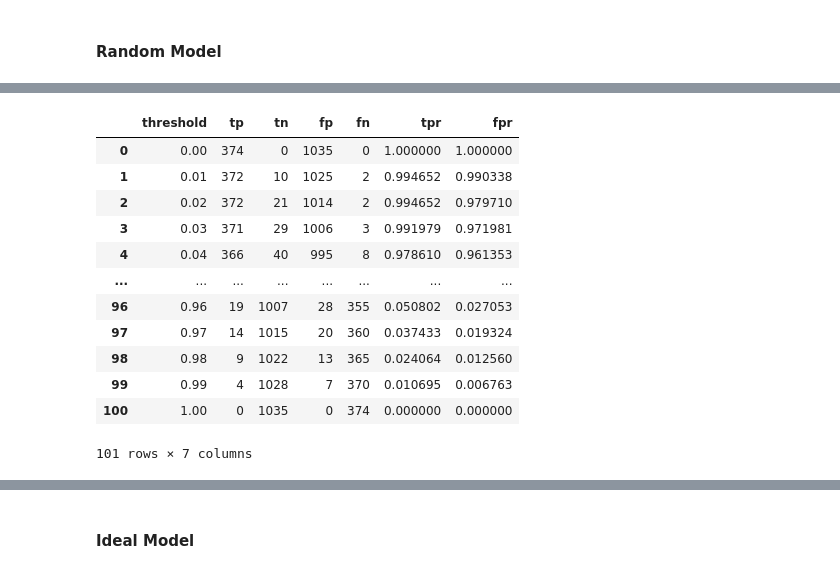
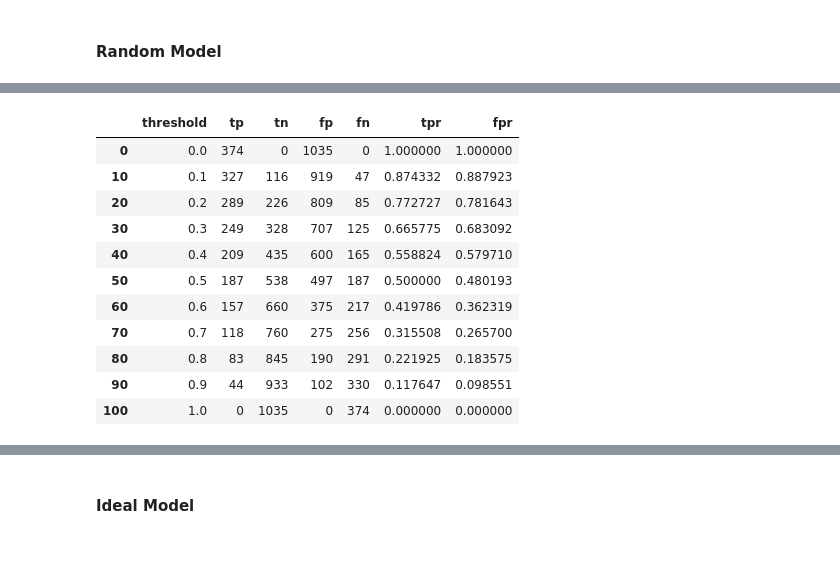
Before and after one commit to abbaS01kustov/customer-churn-prediction-model, a Jupyter notebook: customer_churn_prediction_.ipynb, the cells around one changed output, grey strips where cells are left out. Drawn from its saved outputs; the diff is of its cells as text; code cells hidden in the pictures.

```diff
--- a/customer_churn_prediction_.ipynb
+++ b/customer_churn_prediction_.ipynb
@@ -1243,21 +1243,20 @@ def tpr_fpr_dataframe(y_val, y_pred):
     return df_scores
 # %%
 df_rand = tpr_fpr_dataframe(y_val, y_rand)
-df_rand#[::10]
+df_rand[::10]
 # %% [output]
 |  | threshold | tp | tn | fp | fn | tpr | fpr |
-| 0 | 0.00 | 374 | 0 | 1035 | 0 | 1.000000 | 1.000000 |
-| 1 | 0.01 | 372 | 10 | 1025 | 2 | 0.994652 | 0.990338 |
-| 2 | 0.02 | 372 | 21 | 1014 | 2 | 0.994652 | 0.979710 |
-| 3 | 0.03 | 371 | 29 | 1006 | 3 | 0.991979 | 0.971981 |
-| 4 | 0.04 | 366 | 40 | 995 | 8 | 0.978610 | 0.961353 |
-| ... | ... | ... | ... | ... | ... | ... | ... |
-| 96 | 0.96 | 19 | 1007 | 28 | 355 | 0.050802 | 0.027053 |
-| 97 | 0.97 | 14 | 1015 | 20 | 360 | 0.037433 | 0.019324 |
-| 98 | 0.98 | 9 | 1022 | 13 | 365 | 0.024064 | 0.012560 |
-| 99 | 0.99 | 4 | 1028 | 7 | 370 | 0.010695 | 0.006763 |
-| 100 | 1.00 | 0 | 1035 | 0 | 374 | 0.000000 | 0.000000 |
+| 0 | 0.0 | 374 | 0 | 1035 | 0 | 1.000000 | 1.000000 |
+| 10 | 0.1 | 327 | 116 | 919 | 47 | 0.874332 | 0.887923 |
+| 20 | 0.2 | 289 | 226 | 809 | 85 | 0.772727 | 0.781643 |
+| 30 | 0.3 | 249 | 328 | 707 | 125 | 0.665775 | 0.683092 |
+| 40 | 0.4 | 209 | 435 | 600 | 165 | 0.558824 | 0.579710 |
+| 50 | 0.5 | 187 | 538 | 497 | 187 | 0.500000 | 0.480193 |
+| 60 | 0.6 | 157 | 660 | 375 | 217 | 0.419786 | 0.362319 |
+| 70 | 0.7 | 118 | 760 | 275 | 256 | 0.315508 | 0.265700 |
+| 80 | 0.8 | 83 | 845 | 190 | 291 | 0.221925 | 0.183575 |
+| 90 | 0.9 | 44 | 933 | 102 | 330 | 0.117647 | 0.098551 |
+| 100 | 1.0 | 0 | 1035 | 0 | 374 | 0.000000 | 0.000000 |
-101 rows × 7 columns
 # %%
 plt.plot(df_rand.threshold, df_rand['tpr'], label='TPR')
 plt.plot(df_rand.threshold, df_rand['fpr'], label='FPR')
```
Also changed, not shown: parts of 13 cells of this notebook, 1 other file.
